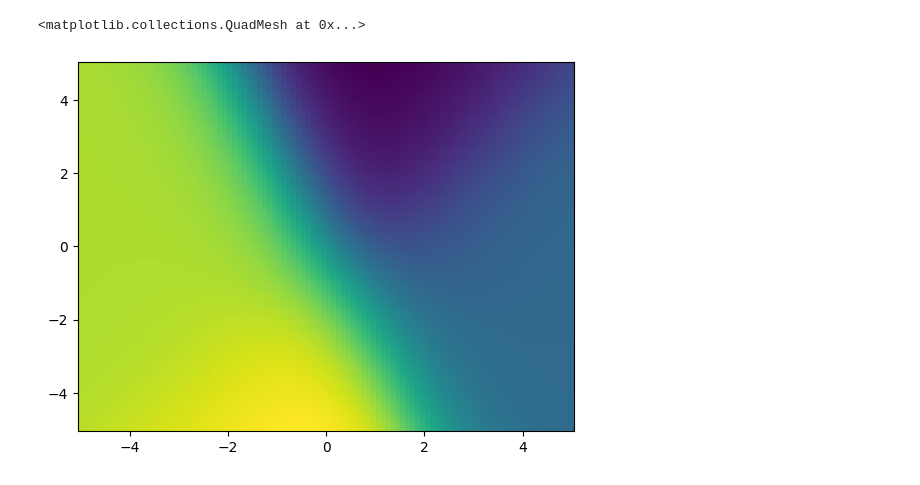
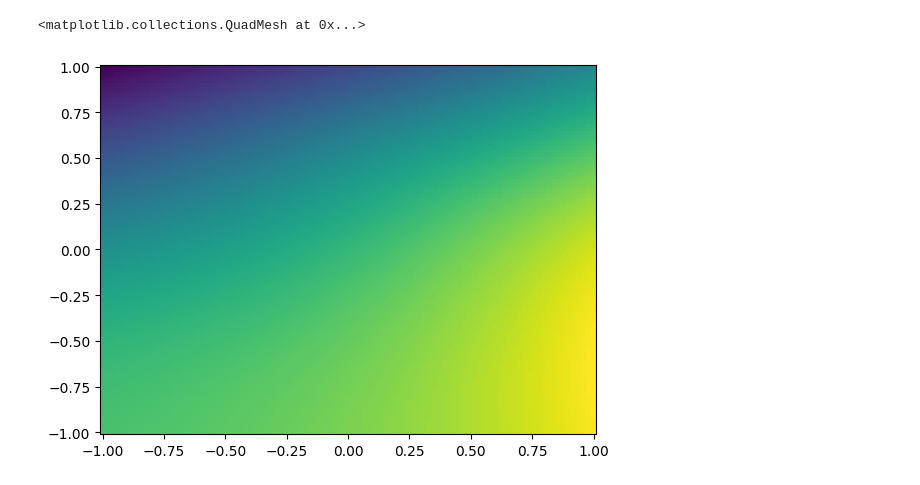
Before and after one commit to brouwerb/NeurNetz, a Jupyter notebook: week_7/firstNN.ipynb, the cells around one changed output. Cells and saved outputs as stored; diff of their text form; code cells hidden in the pictures.

```diff
--- a/week_7/firstNN.ipynb
+++ b/week_7/firstNN.ipynb
@@ -8,23 +5,23 @@ from week_7.network import *
 # %%
 net = Network([2, 4, 1])
 
 # training data
-x_train = np.random.uniform(-5, 5, [2, 100])
+x_train = np.random.uniform(-1, 1, [2, 100])
 y_train = 0.5*np.sign(x_train[0]*x_train[1]) + 0.5
 
 
 # test data
-x_test = np.random.uniform(-5, 5, [2, 40])
+x_test = np.random.uniform(-1, 1, [2, 80])
 y_test = 0.5*np.sign(x_test[0]*x_test[1]) + 0.5
 
 test_data = list(zip((x_test).reshape(len(x_test[0]), 2, 1), y_test.reshape(len(x_test[0]), 1, 1)))
 train_data = list(zip((x_train).reshape(len(x_train[0]), 2, 1), y_train.reshape(len(x_train[0]), 1, 1)))
 
-XX, YY = np.meshgrid(np.linspace(-5, 5, 100), np.linspace(-5, 5, 100))
+XX, YY = np.meshgrid(np.linspace(-1, 1, 100), np.linspace(-1, 1, 100))
 
 ZZ = net.feedforward((XX.flatten(), YY.flatten()))
 
 plt.pcolormesh(XX, YY, ZZ.reshape(XX.shape))
 # %% [output]
 <matplotlib.collections.QuadMesh at 0x...>
-[figure, old version]
+[figure, new version]
```
Also changed, not shown: parts of 4 cells of this notebook, 6 other files.
